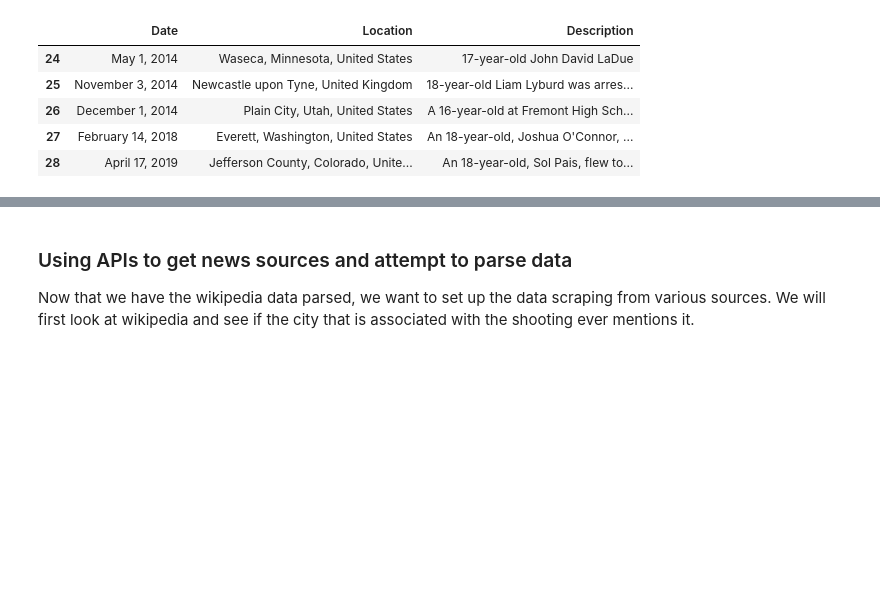
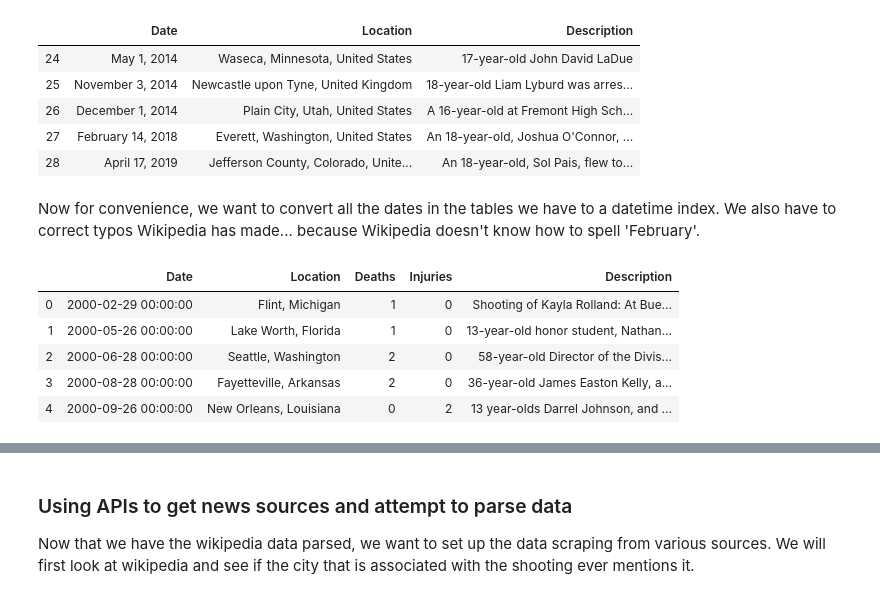
Before and after one commit to eugeneiohc/15388final, a Jupyter notebook: FinalProject.ipynb, the cells around one changed output, grey strips where cells are left out. Saved outputs shown, nothing was run; the diff lists cells and outputs as text; code cells hidden in the pictures; blank space fills up the shorter version.

```diff
--- a/FinalProject.ipynb
+++ b/FinalProject.ipynb
@@ -137,3 +137,5 @@ df2.tail()
 | 26 | December 1, 2014 | Plain City, Utah, United States | A 16-year-old at Fremont High Sch... |
 | 27 | February 14, 2018 | Everett, Washington, United States | An 18-year-old, Joshua O'Connor, ... |
 | 28 | April 17, 2019 | Jefferson County, Colorado, Unite... | An 18-year-old, Sol Pais, flew to... |
+# %% [markdown]
+Now for convenience, we want to convert all the dates in the tables we have to a datetime index. We also have to correct typos Wikipedia has made... because Wikipedia doesn't know how to spell 'February'.
@@ -139,0 +152,10 @@ df2.tail()
+# %%
+convert_to_datetime(school_shootings)
+school_shootings.head()
+# %% [output]
+|  | Date | Location | Deaths | Injuries | Description |
+| 0 | 2000-02-29 00:00:00 | Flint, Michigan | 1 | 0 | Shooting of Kayla Rolland: At Bue... |
+| 1 | 2000-05-26 00:00:00 | Lake Worth, Florida | 1 | 0 | 13-year-old honor student, Nathan... |
+| 2 | 2000-06-28 00:00:00 | Seattle, Washington | 2 | 0 | 58-year-old Director of the Divis... |
+| 3 | 2000-08-28 00:00:00 | Fayetteville, Arkansas | 2 | 0 | 36-year-old James Easton Kelly, a... |
+| 4 | 2000-09-26 00:00:00 | New Orleans, Louisiana | 0 | 2 | 13 year-olds Darrel Johnson, and ... |
```
Also changed, not shown: parts of 18 cells of this notebook, 1 other file.
